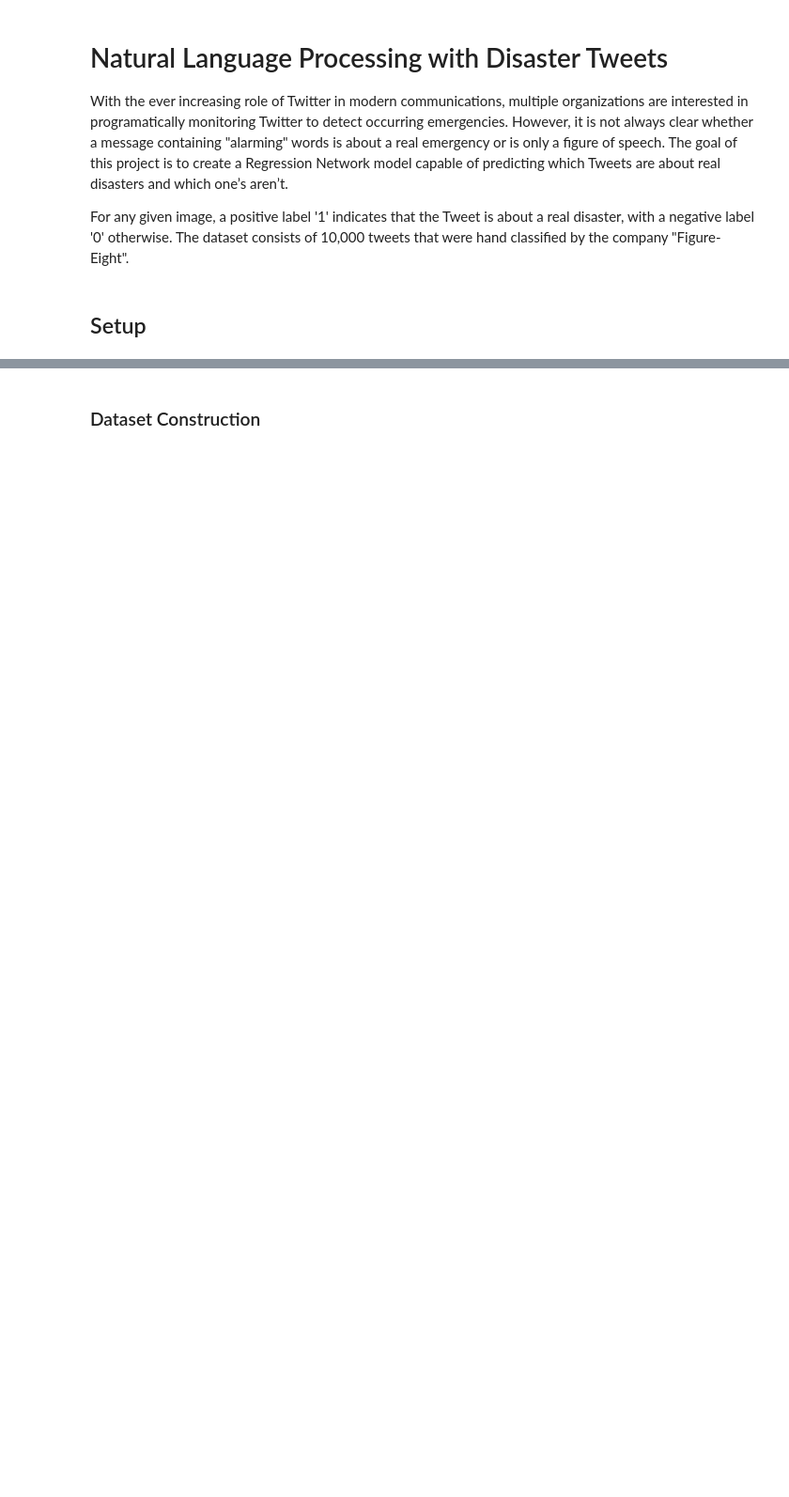
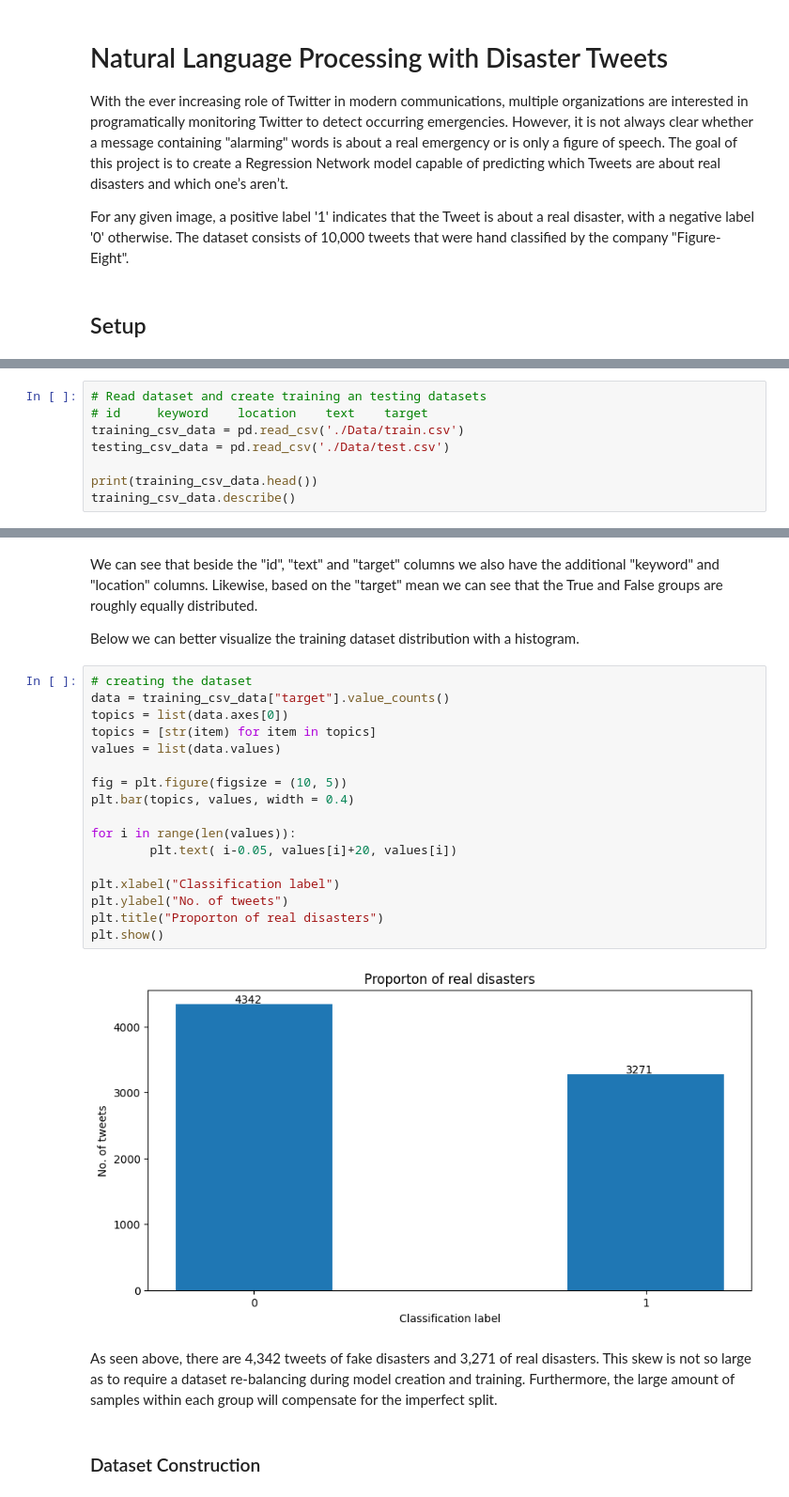
Before and after one commit to IvMonares/NLP_Disaster_Tweets, a Jupyter notebook: Regression Networks.ipynb, the cells around one changed output, grey strips where cells are left out. Shown at 94% size. Cells and saved outputs as stored; diff of their text form; blank space fills up the shorter version.

Commit message:
Complete model and report

```diff
--- a/Regression Networks.ipynb
+++ b/Regression Networks.ipynb
@@ -10,0 +24,8 @@ For any given image, a positive label '1' indicates that the Tweet is about a re
+# %%
+# Read dataset and create training an testing datasets
+# id     keyword    location    text    target
+training_csv_data = pd.read_csv('./Data/train.csv')
+testing_csv_data = pd.read_csv('./Data/test.csv')
+
+print(training_csv_data.head())
+training_csv_data.describe()
@@ -11,2 +55,27 @@ For any given image, a positive label '1' indicates that the Tweet is about a re
+# %% [markdown]
+We can see that beside the "id", "text" and "target" columns we also have the additional "keyword" and "location" columns. Likewise, based on the "target" mean we can see that the True and False groups are roughly equally distributed.
+
+Below we can better visualize the training dataset distribution with a histogram.
+# %%
+# creating the dataset
+data = training_csv_data["target"].value_counts()
+topics = list(data.axes[0])
+topics = [str(item) for item in topics]
+values = list(data.values)
+
+fig = plt.figure(figsize = (10, 5))
+plt.bar(topics, values, width = 0.4)
+
+for i in range(len(values)):
+        plt.text( i-0.05, values[i]+20, values[i])
+
+plt.xlabel("Classification label")
+plt.ylabel("No. of tweets")
+plt.title("Proporton of real disasters")
+plt.show()
+# %% [output]
+[figure, added]
+# %% [markdown]
+As seen above, there are 4,342 tweets of fake disasters and 3,271 of real disasters. This skew is not so large as to require a dataset re-balancing during model creation and training. Furthermore, the large amount of samples within each group will compensate for the imperfect split.
 # %% [markdown]
 ### Dataset Construction
```
Also changed, not shown: parts of 49 cells of this notebook.
